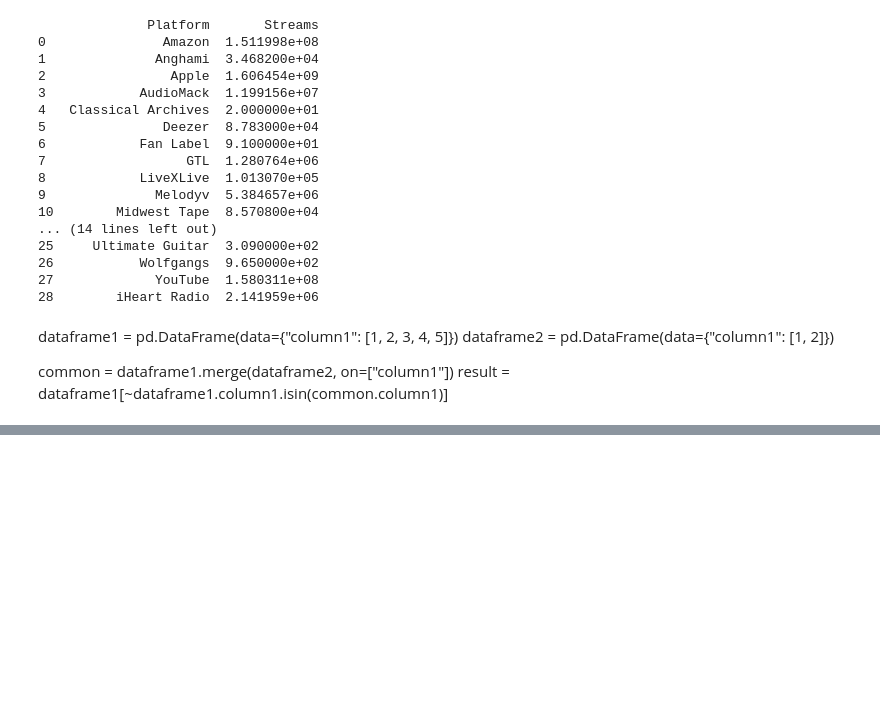
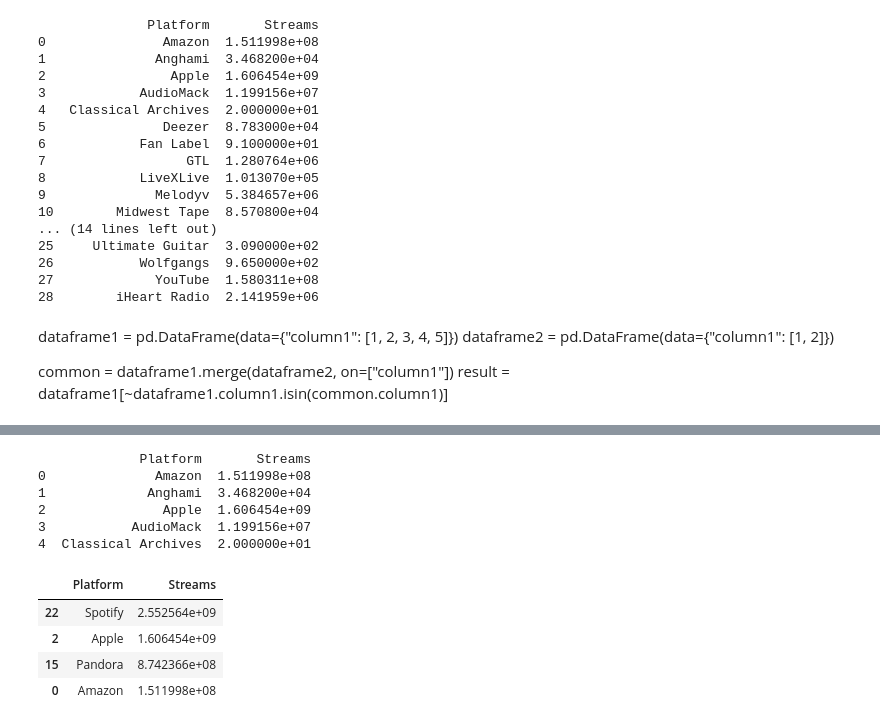
Before and after one commit to NSS-Data-Analytics-Cohort-6/mlc-project-count-dracula, a Jupyter notebook: notebooks/MLC_Phil.ipynb, the cells around one changed output, grey strips where cells are left out. Drawn from its saved outputs; the diff is of its cells as text; code cells hidden in the pictures; blank space fills up the shorter version.

```diff
--- a/notebooks/MLC_Phil.ipynb
+++ b/notebooks/MLC_Phil.ipynb
@@ -370,0 +417,17 @@ plt.show()
+# %%
+platformstreams=music_df.groupby(['Platform'], as_index=False).agg({'Streams':'sum'})
+print(platformstreams.head())
+topdsps=platformstreams[platformstreams['Platform'].isin(['Apple','Pandora','Spotify','Amazon'])]
+topdsps.sort_values(by='Streams', ascending=False)
+# %% [output]
+             Platform       Streams
+0              Amazon  1.511998e+08
+1             Anghami  3.468200e+04
+2               Apple  1.606454e+09
+3           AudioMack  1.199156e+07
+4  Classical Archives  2.000000e+01
+|  | Platform | Streams |
+| 22 | Spotify | 2.552564e+09 |
+| 2 | Apple | 1.606454e+09 |
+| 15 | Pandora | 8.742366e+08 |
+| 0 | Amazon | 1.511998e+08 |
```
Also changed, not shown: parts of 19 cells of this notebook.
